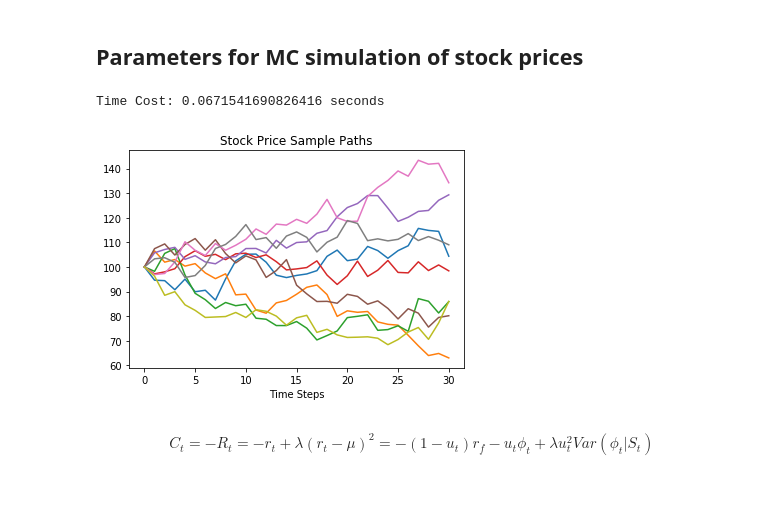
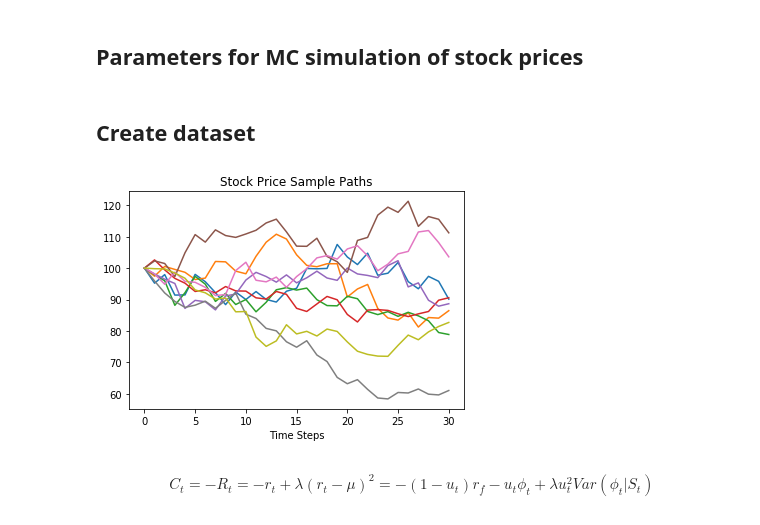
Before and after one commit to mfrdixon/ML_Finance_Codes, a Jupyter notebook: Chapter9-Reinforcement-Learning/ML_in_Finance_LSPI_Markowitz.ipynb, the cells around one changed output. Cells and saved outputs as stored; diff of their text form; code cells hidden in the pictures; blank space fills up the shorter version.

```diff
--- a/Chapter9-Reinforcement-Learning/ML_in_Finance_LSPI_Markowitz.ipynb
+++ b/Chapter9-Reinforcement-Learning/ML_in_Finance_LSPI_Markowitz.ipynb
@@ -32,35 +41,28 @@ alpha=1.0
+# %% [markdown]
+## Create dataset
 # %%
-# make dataset
+# Stock price
+S = pd.DataFrame([], index=range(1, N_MC+1), columns=range(T+1))
+S.loc[:, 0] = S0
 
-starttime = time.time()
-
-# stock price
-S = pd.DataFrame([], index=range(1, N_MC+1), columns=range(T+1))
-S.loc[:,0] = S0
-
-
-# standard normal random numbers
-RN = pd.DataFrame(np.random.randn(N_MC,T), index=range(1, N_MC+1), columns=range(1, T+1))
+# Standard normal random numbers
+RN = pd.DataFrame(np.random.randn(N_MC, T), index=range(1, N_MC+1), columns=range(1, T+1))
 
 for t in range(1, T+1):
-    S.loc[:,t] = S.loc[:,t-1] * np.exp((mu - 1/2 * sigma**2) * delta_t + sigma * np.sqrt(delta_t) * RN.loc[:,t])
-    # Or using Euler for alpha-stable distributions
-    #S.loc[:,t] = S.loc[:,t-1]*(1+ mu*delta_t + sigma *S.loc[:,t-1]**(alpha-1)*np.sqrt(delta_t) * RN.loc[:,t])
+    S.loc[:, t] = S.loc[:, t-1] * np.exp((mu - 1/2 * sigma**2) * delta_t + sigma * np.sqrt(delta_t) * RN.loc[:, t])
 
+    # Or, using Euler for alpha-stable distributions:
+    #S.loc[:, t] = S.loc[:, t-1]*(1 + mu*delta_t + sigma *S.loc[:,t-1]**(alpha-1)*np.sqrt(delta_t) * RN.loc[:,t])
 
-endtime = time.time()
-print('\nTime Cost:', endtime - starttime, 'seconds')
-
-# plot 10 paths
+# Plot 10 paths
 step_size = N_MC // 10
 idx_plot = np.arange(step_size, N_MC, step_size)
 plt.plot(S.T.iloc[:, idx_plot])
 plt.xlabel('Time Steps')
 plt.title('Stock Price Sample Paths')
 plt.show()
 # %% [output]
-Time Cost: 0.0671541690826416 seconds
-[figure, old version]
+[figure, new version]
 # %% [markdown]
 
 $$C_t = -R_t= -r_t  + \lambda (r_t-\mu)^2  =  -(1-u_t)r_f - u_t  \phi_t  +  \lambda u_t^2 Var(\phi_t | S_t)$$
```
Also changed, not shown: parts of 26 cells of this notebook.
